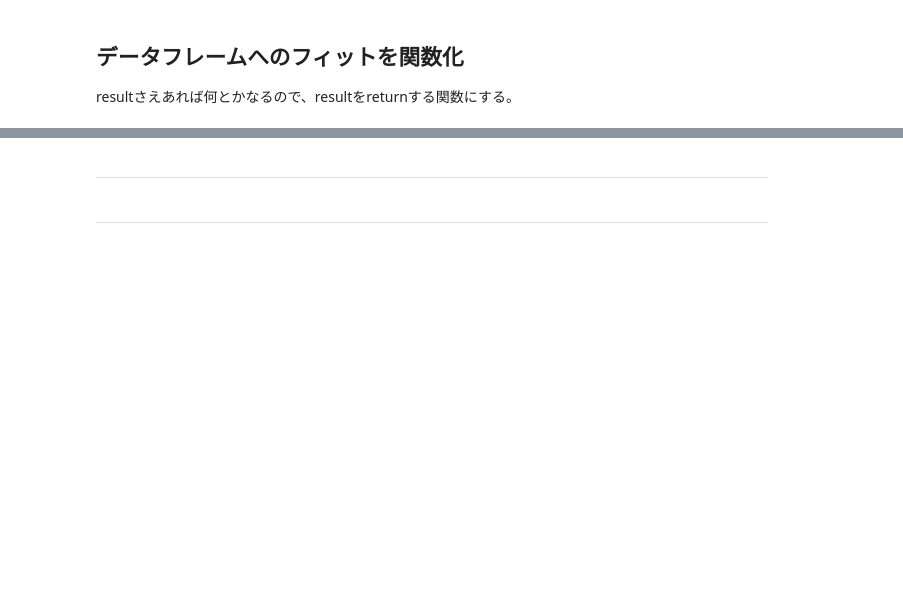
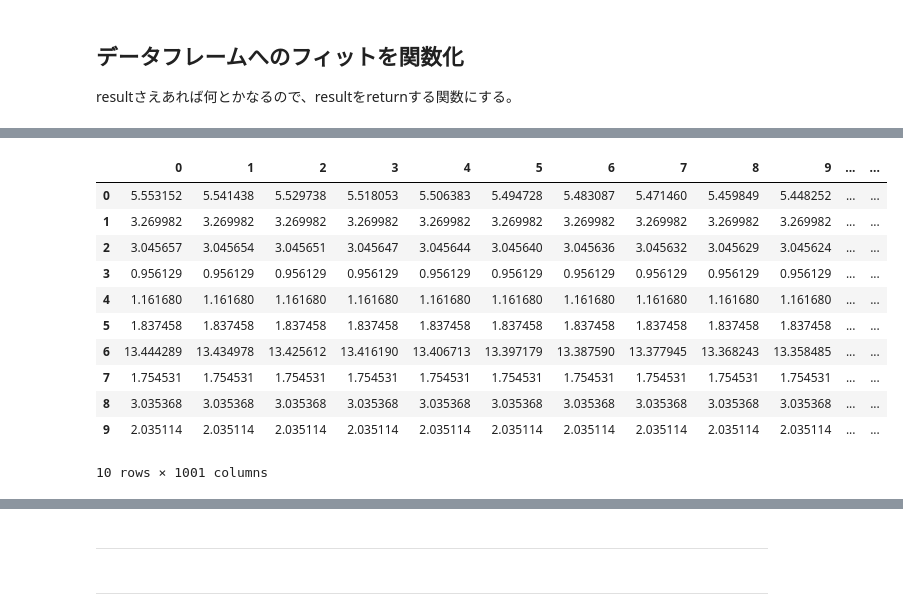
Before and after one commit to u1and0/SAtraceFit, a Jupyter notebook: fit_lab/fit_lab.ipynb, the cells around one changed output, grey strips where cells are left out. Drawn from its saved outputs; the diff is of its cells as text; code cells hidden in the pictures; blank space fills up the shorter version.

```diff
--- a/fit_lab/fit_lab.ipynb
+++ b/fit_lab/fit_lab.ipynb
@@ -744,7 +775,7 @@ def fit_df(df, center, span, param):
     result = np.array([i[0] for i in fita])  # タプルの第一要素だけを取り出しarray化
     return result
 # %%
-mu = 200
+mu = 780
 result = fit_df(df, center=mu, span=200, param=(df[mu].max(), mu, 1))
 result
 # %% [output]
@@ -773,0 +822,16 @@ plt_pnt_se = pd.Series(plt_pnt.T[1], index=plt_pnt.T[0])  # fitting結果をseri
+# %%
+regauss = np.apply_along_axis(lambda x: gauss(, *x), 1, result)
+pd.DataFrame(regauss)
+# %% [output]
+|  | 0 | 1 | 2 | 3 | 4 | 5 | 6 | 7 | 8 | 9 | ... | ... |
+| 0 | 5.553152 | 5.541438 | 5.529738 | 5.518053 | 5.506383 | 5.494728 | 5.483087 | 5.471460 | 5.459849 | 5.448252 | ... | ... |
+| 1 | 3.269982 | 3.269982 | 3.269982 | 3.269982 | 3.269982 | 3.269982 | 3.269982 | 3.269982 | 3.269982 | 3.269982 | ... | ... |
+| 2 | 3.045657 | 3.045654 | 3.045651 | 3.045647 | 3.045644 | 3.045640 | 3.045636 | 3.045632 | 3.045629 | 3.045624 | ... | ... |
+| 3 | 0.956129 | 0.956129 | 0.956129 | 0.956129 | 0.956129 | 0.956129 | 0.956129 | 0.956129 | 0.956129 | 0.956129 | ... | ... |
+| 4 | 1.161680 | 1.161680 | 1.161680 | 1.161680 | 1.161680 | 1.161680 | 1.161680 | 1.161680 | 1.161680 | 1.161680 | ... | ... |
+| 5 | 1.837458 | 1.837458 | 1.837458 | 1.837458 | 1.837458 | 1.837458 | 1.837458 | 1.837458 | 1.837458 | 1.837458 | ... | ... |
+| 6 | 13.444289 | 13.434978 | 13.425612 | 13.416190 | 13.406713 | 13.397179 | 13.387590 | 13.377945 | 13.368243 | 13.358485 | ... | ... |
+| 7 | 1.754531 | 1.754531 | 1.754531 | 1.754531 | 1.754531 | 1.754531 | 1.754531 | 1.754531 | 1.754531 | 1.754531 | ... | ... |
+| 8 | 3.035368 | 3.035368 | 3.035368 | 3.035368 | 3.035368 | 3.035368 | 3.035368 | 3.035368 | 3.035368 | 3.035368 | ... | ... |
+| 9 | 2.035114 | 2.035114 | 2.035114 | 2.035114 | 2.035114 | 2.035114 | 2.035114 | 2.035114 | 2.035114 | 2.035114 | ... | ... |
+10 rows × 1001 columns
```
Also changed, not shown: parts of 12 cells of this notebook, 17 other files.
